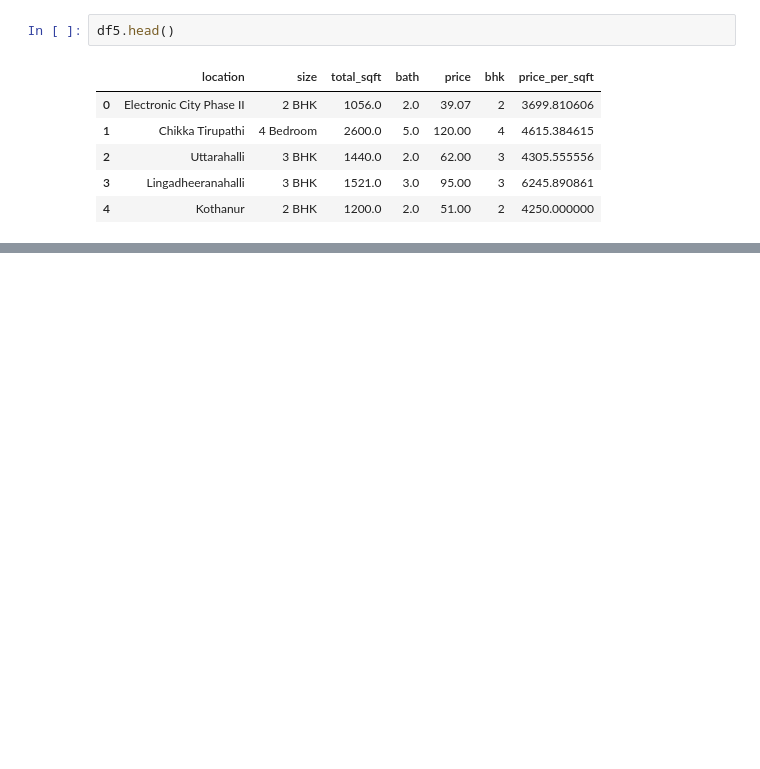
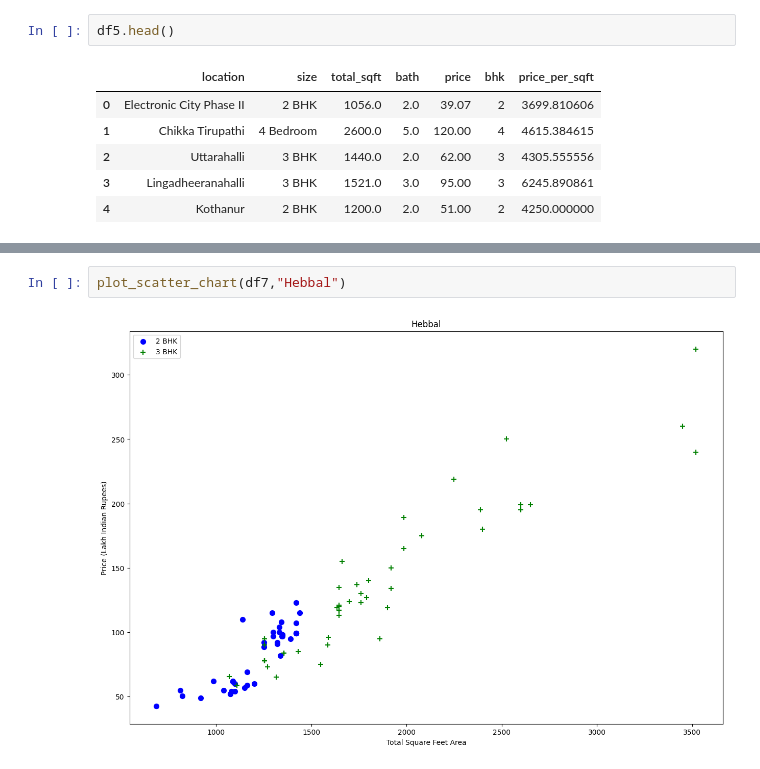
Before and after one commit to KHPDULASHA/Real-Estate-Price-Prediction-Project, a Jupyter notebook: Real Estate Price Prediction Project/pred.ipynb, the cells around one changed output, grey strips where cells are left out. Saved outputs shown, nothing was run; the diff lists cells and outputs as text; blank space fills up the shorter version.

```diff
--- a/Real Estate Price Prediction Project/pred.ipynb
+++ b/Real Estate Price Prediction Project/pred.ipynb
@@ -239,0 +300,4 @@ df5.head()
+# %%
+plot_scatter_chart(df7,"Hebbal")
+# %% [output]
+[figure, added]
```
Also changed, not shown: parts of 30 cells of this notebook.
